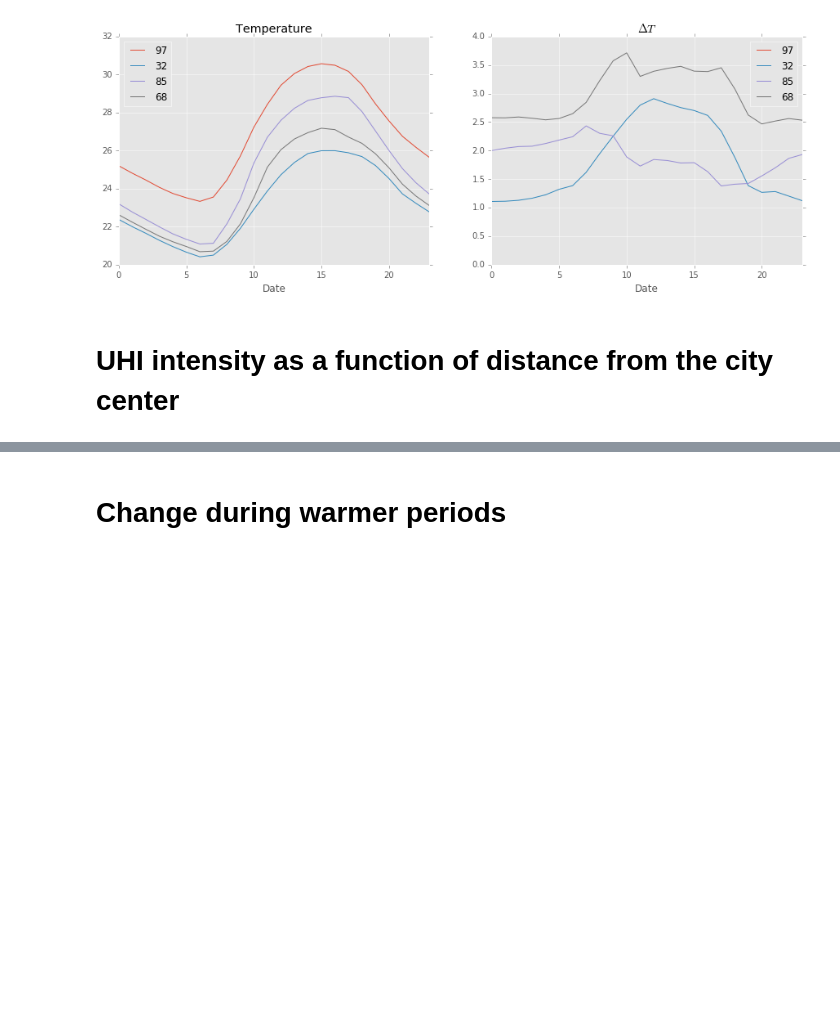
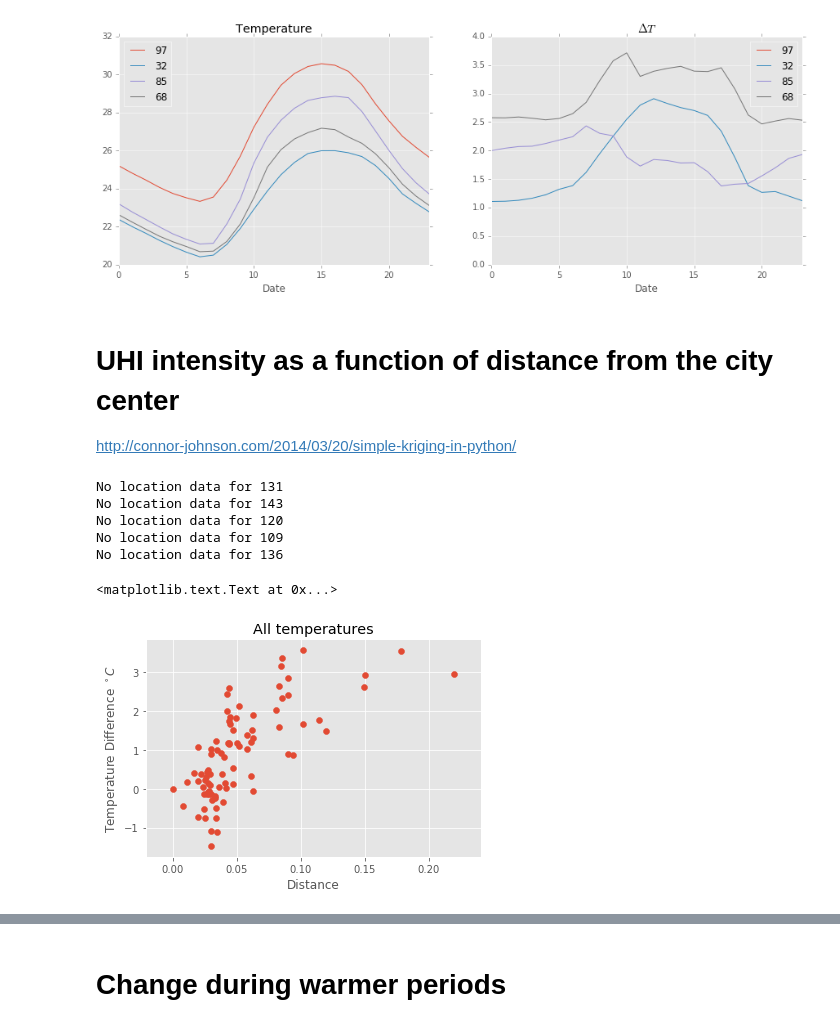
Before and after one commit to gottscott/finalthesischapter, a Jupyter notebook: CharacteristicsBaltimoreUHI.ipynb, the cells around one changed output, grey strips where cells are left out. Drawn from its saved outputs; the diff is of its cells as text; code cells hidden in the pictures; blank space fills up the shorter version.

Commit message:
added variogram plots

```diff
--- a/CharacteristicsBaltimoreUHI.ipynb
+++ b/CharacteristicsBaltimoreUHI.ipynb
@@ -190,3 +187,5 @@ ax.set_title('$\Delta T$')
 [figure]
 # %% [markdown]
 # UHI intensity as a function of distance from the city center
+
+http://connor-johnson.com/2014/03/20/simple-kriging-in-python/
@@ -194,0 +192,23 @@ plt.scatter(tempDF.mean(), tempDF)
+# %%
+variogram = pd.DataFrame(columns=['Distance', 'Difference'], index = meta.index)
+city_center =[meta.loc[97, 'location:Longitude'], meta.loc[97, 'location:Latitude']]
+for sel in meta.index.astype(int):
+    try :
+        variogram.loc[sel, 'Distance'] = scipy.spatial.distance.euclidean(city_center, [meta.loc[sel, 'location:Longitude'], meta.loc[sel, 'location:Latitude']])
+        variogram.loc[sel, 'Difference'] = tempDF[97].subtract(tempDF[sel]).mean()
+    except ValueError:
+        print('No location data for %s'%sel)
+
+plt.scatter(variogram['Distance'], variogram['Difference'])
+
+plt.xlabel('Distance')
+plt.ylabel('Temperature Difference $^\circ C$')
+plt.title('All temperatures')
+# %% [output]
+No location data for 131
+No location data for 143
+No location data for 120
+No location data for 109
+No location data for 136
+<matplotlib.text.Text at 0x...>
+[figure, added]
```
Also changed, not shown: parts of 6 cells of this notebook.
